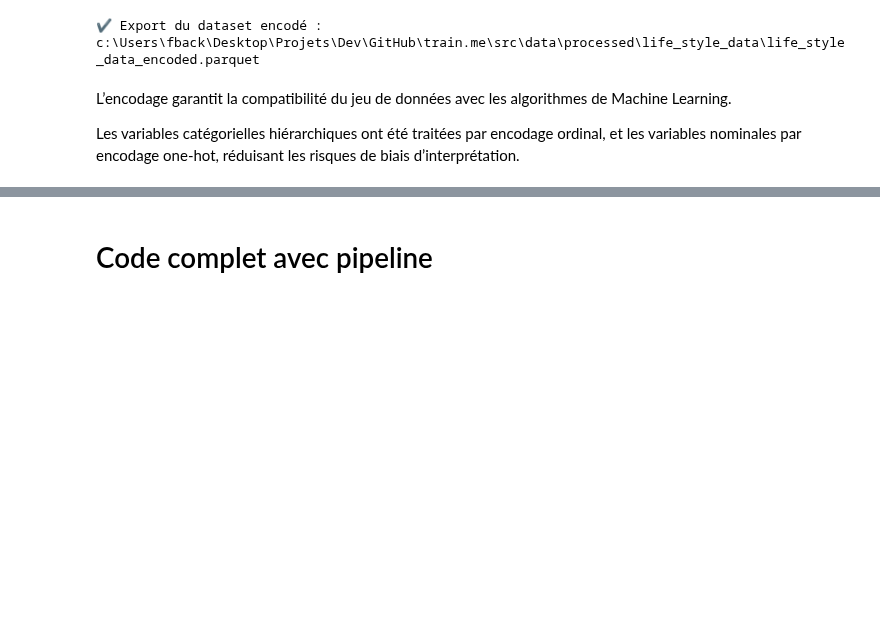
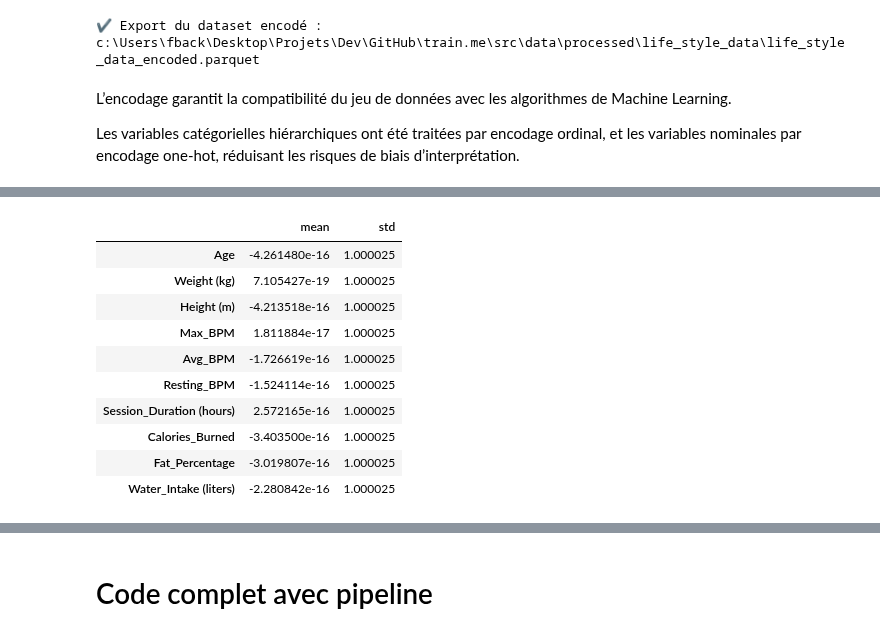
Before and after one commit to happy-developer/train.me, a Jupyter notebook: src/notebooks/preprocessing/life_style_data/preprocessing_life_style_data.ipynb, the cells around one changed output, grey strips where cells are left out. Saved outputs shown, nothing was run; the diff lists cells and outputs as text; code cells hidden in the pictures; blank space fills up the shorter version.

```diff
--- a/src/notebooks/preprocessing/life_style_data/preprocessing_life_style_data.ipynb
+++ b/src/notebooks/preprocessing/life_style_data/preprocessing_life_style_data.ipynb
@@ -508,0 +603,16 @@ Les variables catégorielles hiérarchiques ont été traitées par encodage ord
+# %%
+# Vérification moyenne ~0 et std ~1
+check_stats = df_scaled[non_binary_num_cols].agg(["mean", "std"]).T
+check_stats.head(10)
+# %% [output]
+|  | mean | std |
+| Age | -4.261480e-16 | 1.000025 |
+| Weight (kg) | 7.105427e-19 | 1.000025 |
+| Height (m) | -4.213518e-16 | 1.000025 |
+| Max_BPM | 1.811884e-17 | 1.000025 |
+| Avg_BPM | -1.726619e-16 | 1.000025 |
+| Resting_BPM | -1.524114e-16 | 1.000025 |
+| Session_Duration (hours) | 2.572165e-16 | 1.000025 |
+| Calories_Burned | -3.403500e-16 | 1.000025 |
+| Fat_Percentage | -3.019807e-16 | 1.000025 |
+| Water_Intake (liters) | -2.280842e-16 | 1.000025 |
```
Also changed, not shown: parts of 14 cells of this notebook, 3 other files.
